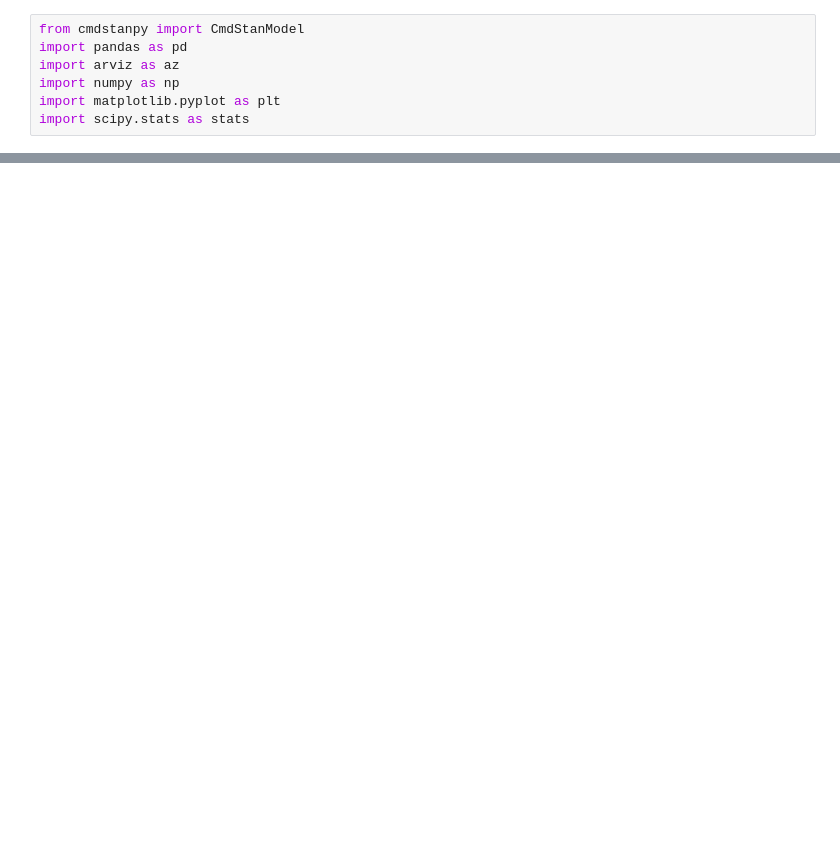
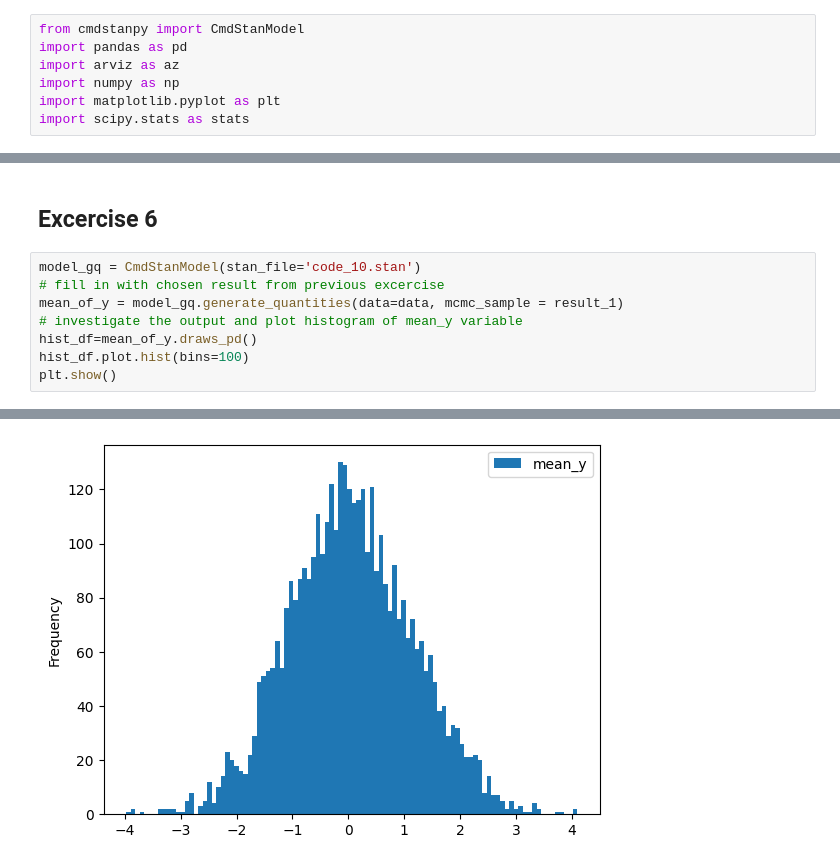
Before and after one commit to gcyburt/AGH-Data-Analytics, a Jupyter notebook: lab_2/script.ipynb, the cells around one changed output, grey strips where cells are left out. Saved outputs shown, nothing was run; the diff lists cells and outputs as text; blank space fills up the shorter version.

```diff
--- a/lab_2/script.ipynb
+++ b/lab_2/script.ipynb
@@ -250,0 +317,11 @@ Exception: code_10_model_namespace::code_10_model: N is 6, but must be greater t
+# %% [markdown]
+## Excercise 6
+# %%
+model_gq = CmdStanModel(stan_file='code_10.stan')
+# fill in with chosen result from previous excercise
+mean_of_y = model_gq.generate_quantities(data=data, mcmc_sample = result_1)
+# investigate the output and plot histogram of mean_y variable
+hist_df=mean_of_y.draws_pd()
+hist_df.plot.hist(bins=100)
+plt.show()
+# %% [output]
@@ -250,0 +338 @@ Exception: code_10_model_namespace::code_10_model: N is 6, but must be greater t
+[figure, added]
```
Also changed, not shown: parts of 43 cells of this notebook, 3 other files.
